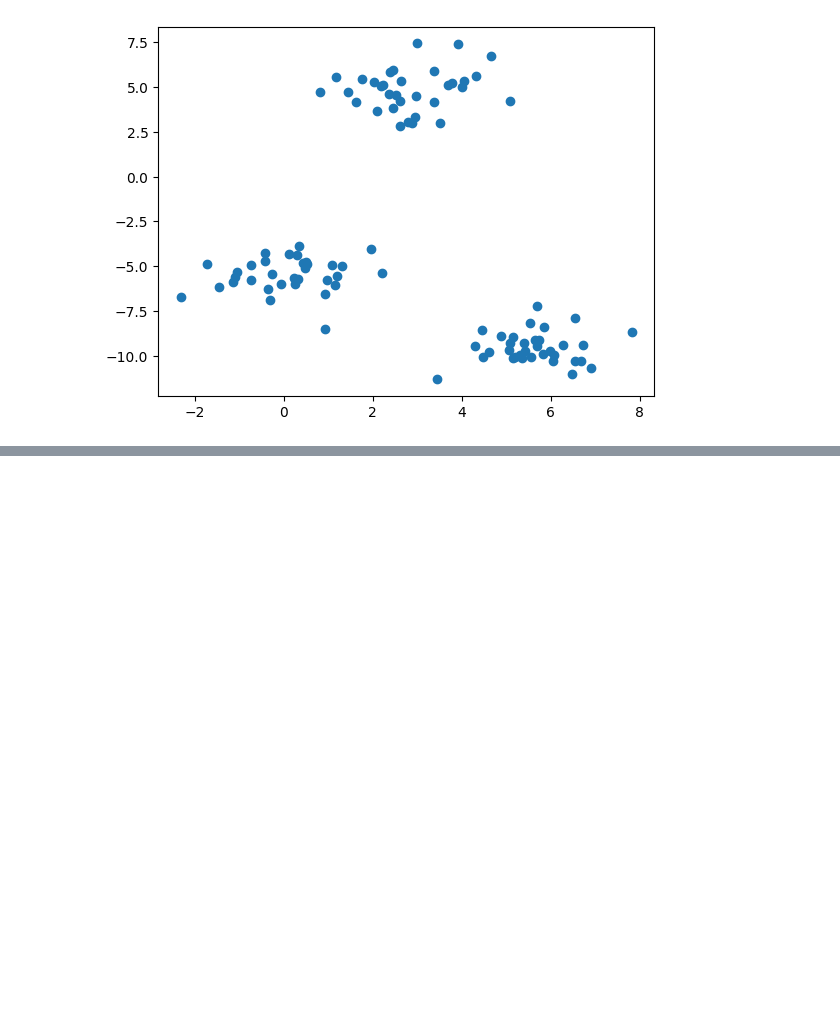
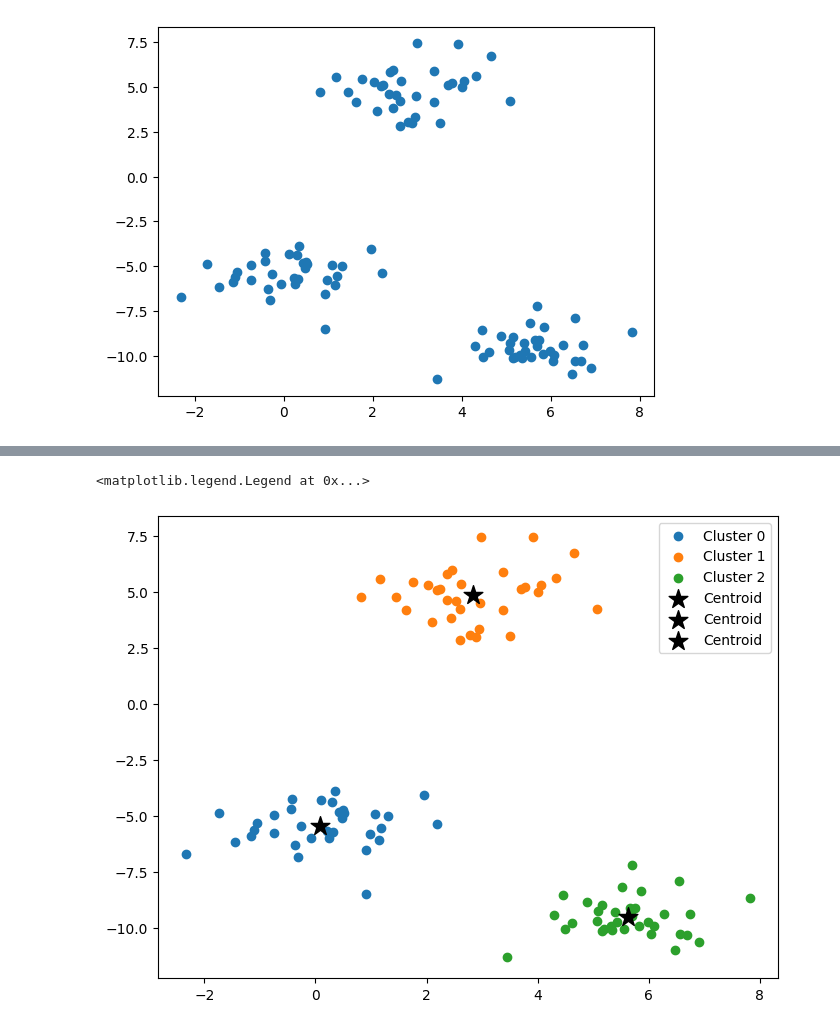
Before and after one commit to 977ADAM/kmeans, a Jupyter notebook: notebooks/01_note.ipynb, the cells around one changed output, grey strips where cells are left out. Saved outputs shown, nothing was run; the diff lists cells and outputs as text; code cells hidden in the pictures; blank space fills up the shorter version.

```diff
--- a/notebooks/01_note.ipynb
+++ b/notebooks/01_note.ipynb
@@ -46,0 +48,11 @@ plt.scatter(df["x1"].iloc[centroids], df["x2"].iloc[centroids], marker="*", s=10
+# %%
+plt.figure(figsize=(8, 6))
+for i in np.unique(l):
+    plt.scatter(X[l == i][:, 0], X[l == i][:, 1], label=f"Cluster {i}")
+
+for i in model.cluster_centers_:
+    plt.scatter(i[0], i[1], marker="*", s=200, c="black", label="Centroid")
+plt.legend()
+# %% [output]
+<matplotlib.legend.Legend at 0x...>
+[figure, added]
```
Also changed, not shown: parts of 7 cells of this notebook.
